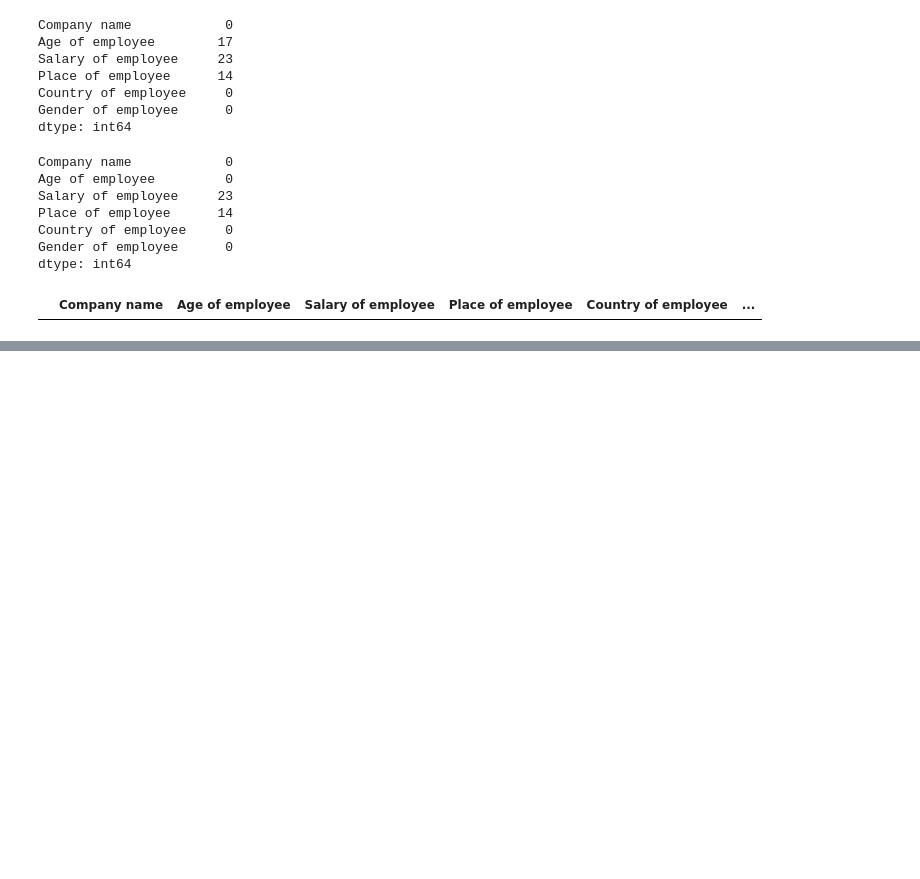
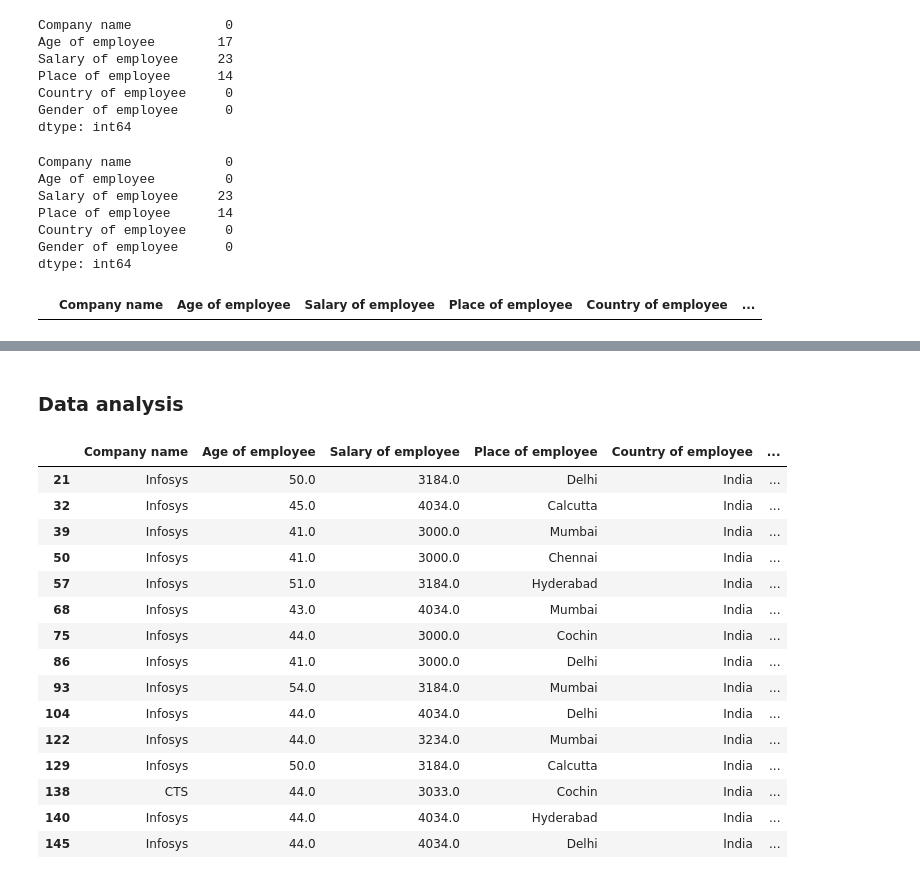
Before and after one commit to Navaneeth-2023/Data-Preprocessing-Project_Navaneeth-Krishnan-S, a Jupyter notebook: Project - Data Preprocessing_Navaneeth Krishnan S_DSML-EE-B1.ipynb, the cells around one changed output, grey strips where cells are left out. Cells and saved outputs as stored; diff of their text form; code cells hidden in the pictures; blank space fills up the shorter version.

```diff
--- a/Project - Data Preprocessing_Navaneeth Krishnan S_DSML-EE-B1.ipynb
+++ b/Project - Data Preprocessing_Navaneeth Krishnan S_DSML-EE-B1.ipynb
@@ -404,0 +419,2 @@ dfN
+# %% [markdown]
+### Data analysis
@@ -404,0 +423,19 @@ dfN
+# %%
+dfN[(dfN['Age of employee']>40) & (dfN['Salary of employee']<5000)]
+# %% [output]
+|  | Company name | Age of employee | Salary of employee | Place of employee | Country of employee | ... |
+| 21 | Infosys | 50.0 | 3184.0 | Delhi | India | ... |
+| 32 | Infosys | 45.0 | 4034.0 | Calcutta | India | ... |
+| 39 | Infosys | 41.0 | 3000.0 | Mumbai | India | ... |
+| 50 | Infosys | 41.0 | 3000.0 | Chennai | India | ... |
+| 57 | Infosys | 51.0 | 3184.0 | Hyderabad | India | ... |
+| 68 | Infosys | 43.0 | 4034.0 | Mumbai | India | ... |
+| 75 | Infosys | 44.0 | 3000.0 | Cochin | India | ... |
+| 86 | Infosys | 41.0 | 3000.0 | Delhi | India | ... |
+| 93 | Infosys | 54.0 | 3184.0 | Mumbai | India | ... |
+| 104 | Infosys | 44.0 | 4034.0 | Delhi | India | ... |
+| 122 | Infosys | 44.0 | 3234.0 | Mumbai | India | ... |
+| 129 | Infosys | 50.0 | 3184.0 | Calcutta | India | ... |
+| 138 | CTS | 44.0 | 3033.0 | Cochin | India | ... |
+| 140 | Infosys | 44.0 | 4034.0 | Hyderabad | India | ... |
+| 145 | Infosys | 44.0 | 4034.0 | Delhi | India | ... |
```
Also changed, not shown: parts of 20 cells of this notebook.
